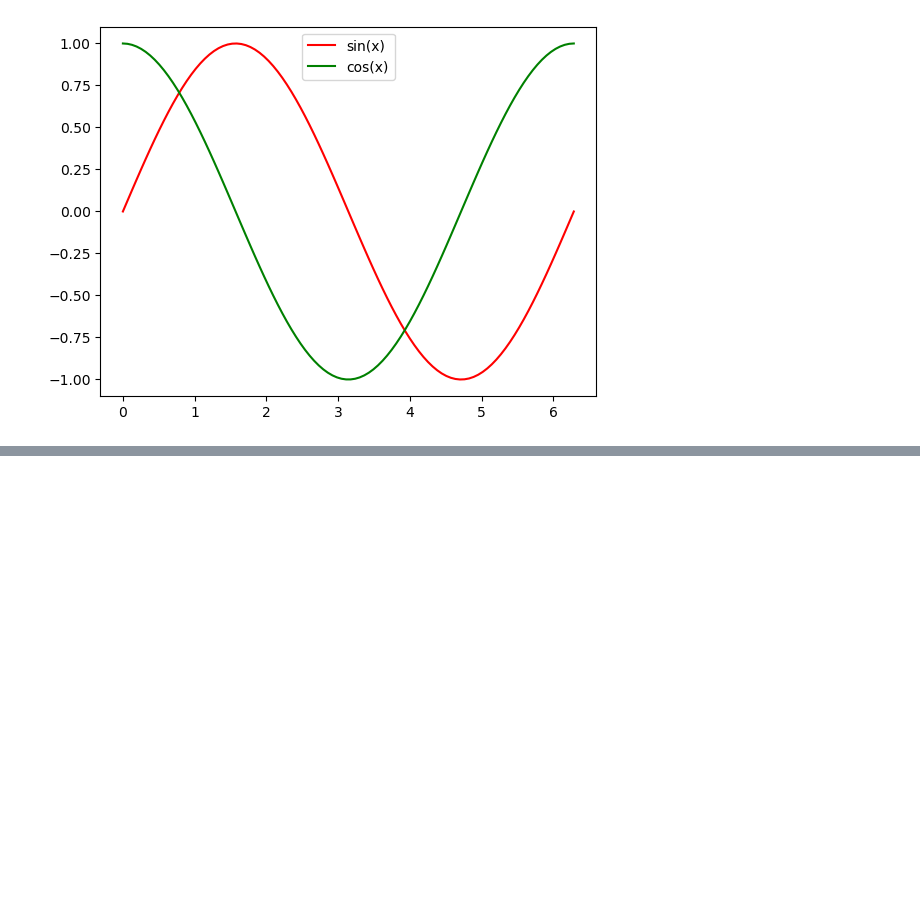
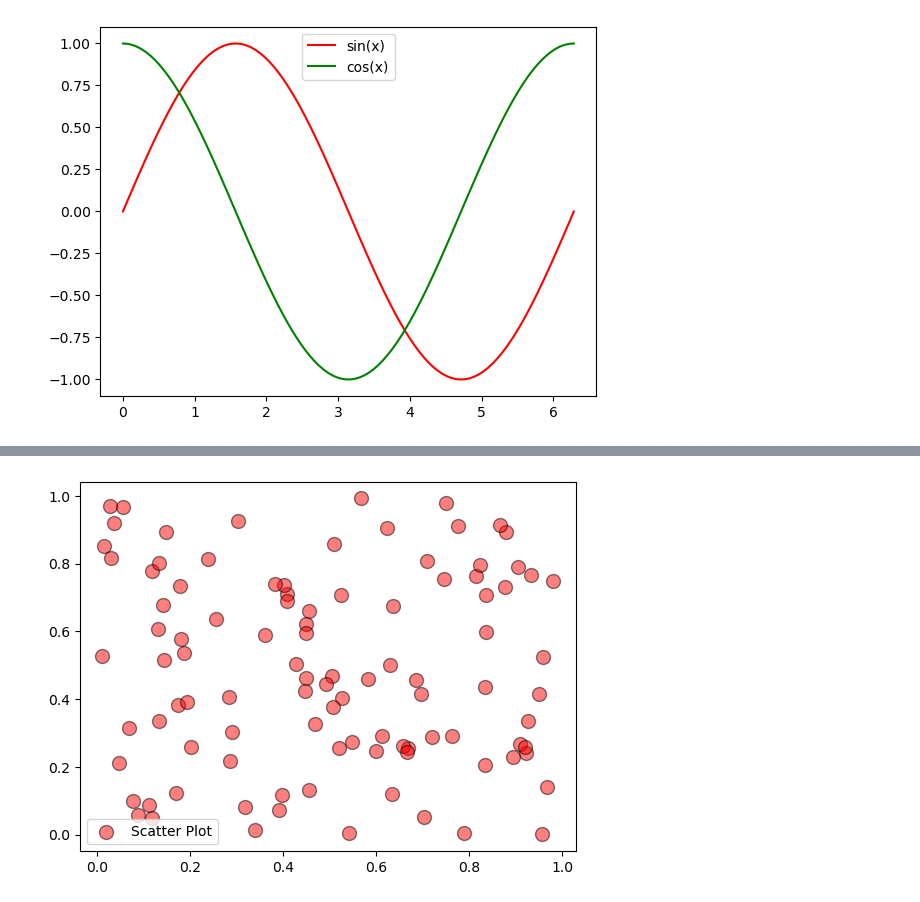
Before and after one commit to Somen04/Machine-Learning-Iter, a Jupyter notebook: matplotlib.ipynb, the cells around one changed output, grey strips where cells are left out. Saved outputs shown, nothing was run; the diff lists cells and outputs as text; code cells hidden in the pictures; blank space fills up the shorter version.

```diff
--- a/matplotlib.ipynb
+++ b/matplotlib.ipynb
@@ -85,0 +112,13 @@ plt.show()
+# %%
+
+np.random.seed(40) # For reproducibility, the same random numbers every time you run the code.42:seed value
+X = np.random.rand(100) # 50 random numbers between 0 and 1
+Y = np.random.rand(100)
+plt.scatter(X, Y, color='red', marker='o', s=100, edgecolors='black', alpha=0.5, label='Scatter Plot')
+#s-> Sets the marker size.
+#edgecolors-> Sets the color of the marker edges.
+#alpha-> Adjusts the transparency of the markers.
+plt.legend() #position the legend on your plot. Location Code 9-upper center
+plt.show()
+# %% [output]
+[figure, added]
```
Also changed, not shown: parts of 8 cells of this notebook, 2 other files.
